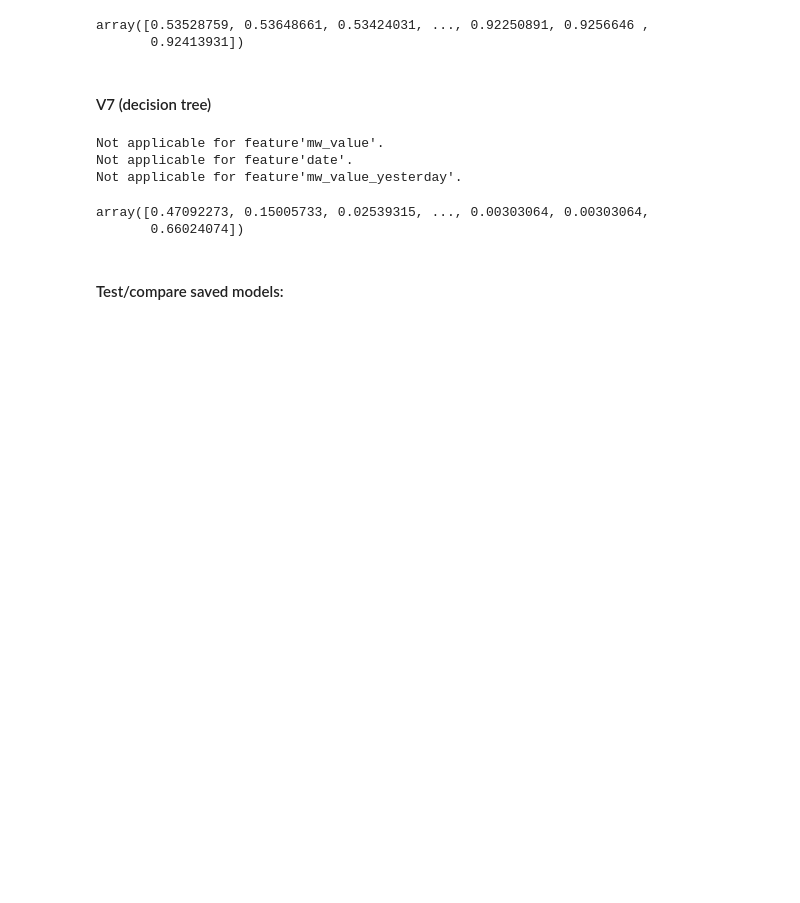
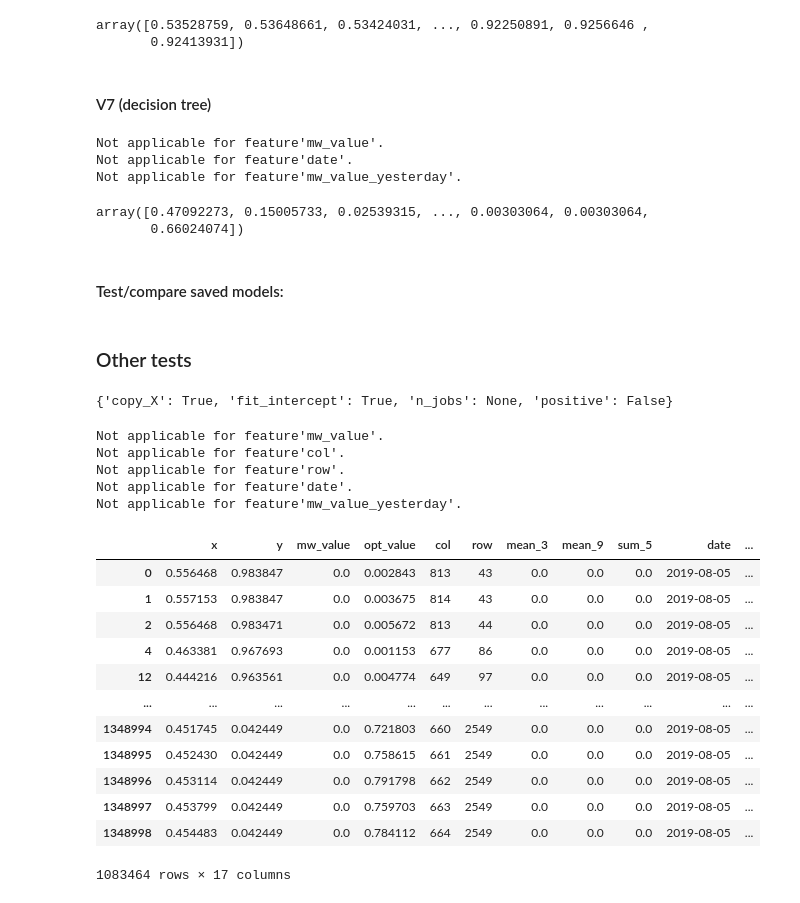
Before and after one commit to linaskerath/RP_Greenland, a Jupyter notebook: Scripts/functions_testing.ipynb, the cells around one changed output. Cells and saved outputs as stored; diff of their text form; code cells hidden in the pictures; blank space fills up the shorter version.

```diff
--- a/Scripts/functions_testing.ipynb
+++ b/Scripts/functions_testing.ipynb
@@ -350,0 +351,35 @@ dt2.final_model.predict([[55500,700000,1,0.5]])
+# %% [markdown]
+### Other tests
+# %%
+lr = f.load_object("LR_test_04_22")
+# %%
+lr.cv_model_list[0].get_params()
+# %% [output]
+{'copy_X': True, 'fit_intercept': True, 'n_jobs': None, 'positive': False}
+# %%
+# load test data
+xx = f.import_data('2019-08-05', '2019-08-05', df_path)
+xx = f.remove_data(xx, removeMaskedClouds = True, removeNoMelt = True)
+xx = f.data_normalization(xx)
+# %% [output]
+Not applicable for feature'mw_value'.
+Not applicable for feature'col'.
+Not applicable for feature'row'.
+Not applicable for feature'date'.
+Not applicable for feature'mw_value_yesterday'.
+# %%
+xx
+# %% [output]
+|  | x | y | mw_value | opt_value | col | row | mean_3 | mean_9 | sum_5 | date | ... |
+| 0 | 0.556468 | 0.983847 | 0.0 | 0.002843 | 813 | 43 | 0.0 | 0.0 | 0.0 | 2019-08-05 | ... |
+| 1 | 0.557153 | 0.983847 | 0.0 | 0.003675 | 814 | 43 | 0.0 | 0.0 | 0.0 | 2019-08-05 | ... |
+| 2 | 0.556468 | 0.983471 | 0.0 | 0.005672 | 813 | 44 | 0.0 | 0.0 | 0.0 | 2019-08-05 | ... |
+| 4 | 0.463381 | 0.967693 | 0.0 | 0.001153 | 677 | 86 | 0.0 | 0.0 | 0.0 | 2019-08-05 | ... |
+| 12 | 0.444216 | 0.963561 | 0.0 | 0.004774 | 649 | 97 | 0.0 | 0.0 | 0.0 | 2019-08-05 | ... |
+| ... | ... | ... | ... | ... | ... | ... | ... | ... | ... | ... | ... |
+| 1348994 | 0.451745 | 0.042449 | 0.0 | 0.721803 | 660 | 2549 | 0.0 | 0.0 | 0.0 | 2019-08-05 | ... |
+| 1348995 | 0.452430 | 0.042449 | 0.0 | 0.758615 | 661 | 2549 | 0.0 | 0.0 | 0.0 | 2019-08-05 | ... |
+| 1348996 | 0.453114 | 0.042449 | 0.0 | 0.791798 | 662 | 2549 | 0.0 | 0.0 | 0.0 | 2019-08-05 | ... |
+| 1348997 | 0.453799 | 0.042449 | 0.0 | 0.759703 | 663 | 2549 | 0.0 | 0.0 | 0.0 | 2019-08-05 | ... |
+| 1348998 | 0.454483 | 0.042449 | 0.0 | 0.784112 | 664 | 2549 | 0.0 | 0.0 | 0.0 | 2019-08-05 | ... |
+1083464 rows × 17 columns
```
Also changed, not shown: parts of 25 cells of this notebook, 2 other files.
